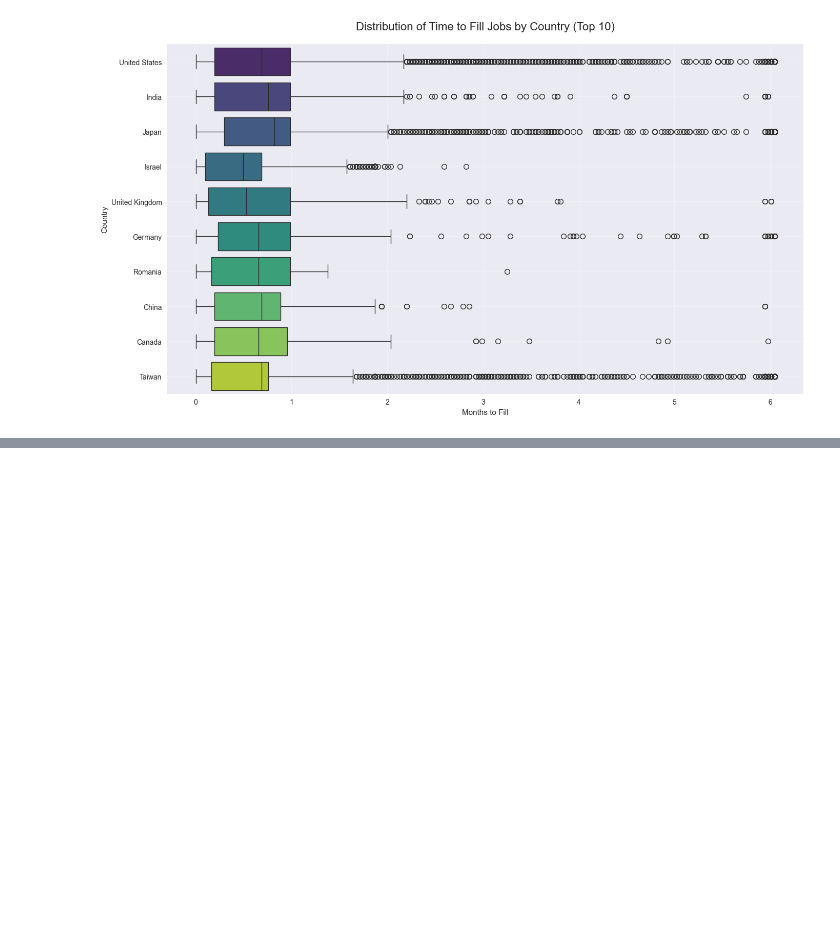
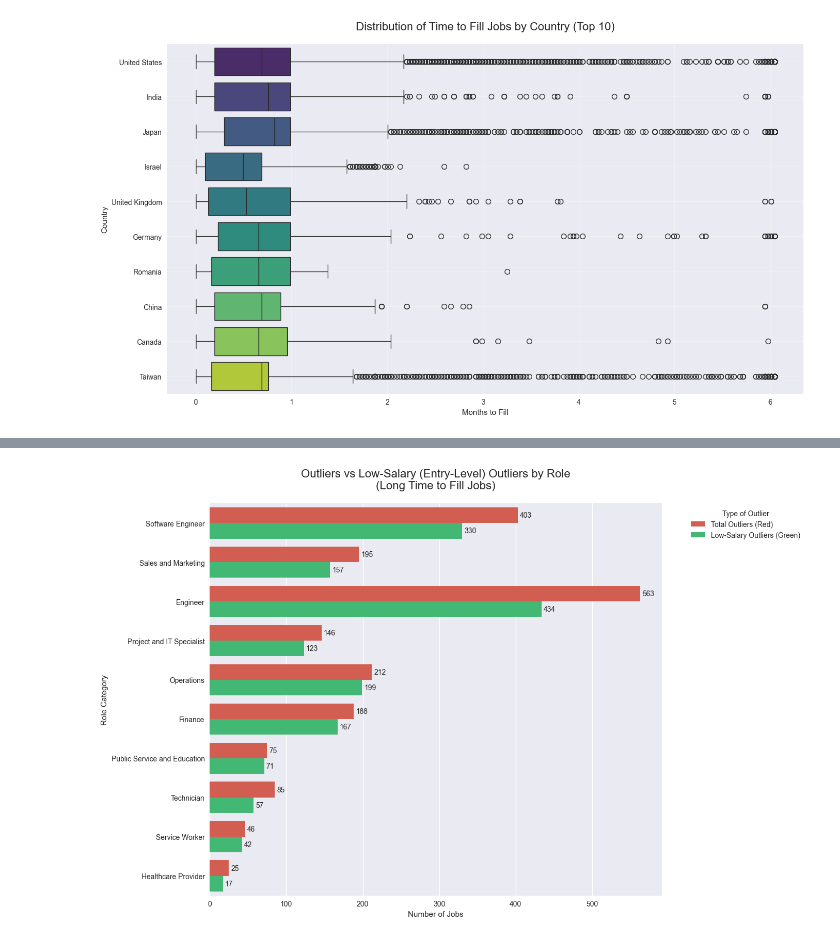
Before and after one commit to Summer99D/H1B_Newsletter, a Jupyter notebook: second.ipynb, the cells around one changed output, grey strips where cells are left out. Saved outputs shown, nothing was run; the diff lists cells and outputs as text; code cells hidden in the pictures; blank space fills up the shorter version.

```diff
--- a/second.ipynb
+++ b/second.ipynb
@@ -479,7 +587,7 @@ import pandas as pd
 
 # Aggregate average filling time by month + country
 monthly_country = (
-    df_clean.groupby(['Month', 'country'])['Filling_time_months']   # or whatever your time column is called
+    df_clean.groupby(['Month', 'country'])['filling_time_months']   # or whatever your time column is called
     .mean()
     .reset_index()
 )
@@ -623,0 +772,41 @@ United Kingdom   Software Engineer            11           23975        0.05
+# %%
+# === Horizontal Bar Chart (similar style to Revelio screenshot) ===
+
+plt.figure(figsize=(14, 9))
+
+# Melt for grouped bar chart
+plot_data = result.melt(id_vars=['role_k10'],
+                        value_vars=['total_outliers', 'low_salary_outliers'],
+                        var_name='type',
+                        value_name='count')
+
+# Rename for nice legend
+plot_data['type'] = plot_data['type'].map({
+    'total_outliers': 'Total Outliers (Red)',
+    'low_salary_outliers': 'Low-Salary Outliers (Green)'
+})
+
+sns.barplot(
+    data=plot_data,
+    y='role_k10',
+    x='count',
+    hue='type',
+    palette=['#e74c3c', '#2ecc71'],   # red and green
+    order=role_order
+)
+
+plt.title("Outliers vs Low-Salary (Entry-Level) Outliers by Role\n(Long Time to Fill Jobs)",
+          fontsize=16, pad=20)
+plt.xlabel("Number of Jobs")
+plt.ylabel("Role Category")
+
+plt.legend(title="Type of Outlier", bbox_to_anchor=(1.05, 1), loc='upper left')
+
+# Add value labels
+for container in plt.gca().containers:
+    plt.bar_label(container, label_type='edge', padding=3, fontsize=10)
+
+plt.tight_layout()
+plt.show()
+# %% [output]
+[figure, added]
```
Also changed, not shown: parts of 26 cells of this notebook, 8 other files.
